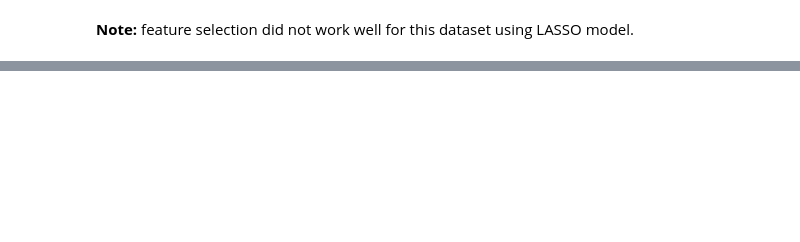
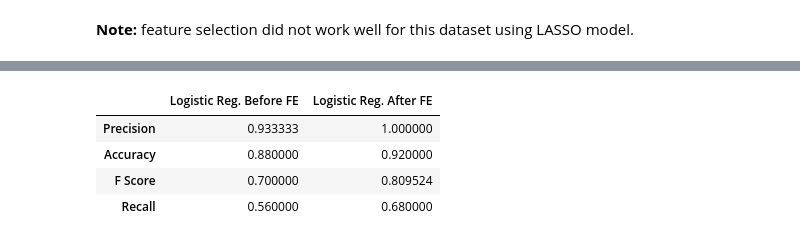
Before and after one commit to Samimust/predictive-maintenance, a Jupyter notebook: Features Engineering and Selection.ipynb, the cells around one changed output, grey strips where cells are left out. Drawn from its saved outputs; the diff is of its cells as text; code cells hidden in the pictures; blank space fills up the shorter version.

Commit message:
added logistic regression

```diff
--- a/Features Engineering and Selection.ipynb
+++ b/Features Engineering and Selection.ipynb
@@ -736,0 +772,22 @@ feature selection did not work well for this dataset using LASSO model.
+# %%
+def do_binary_classification(model, clfr, Xtrain, ytrain, Xtest, ytest):
+    clfr.fit(Xtrain, ytrain)
+    ypred = clfr.predict(Xtest)
+    df_metrics = get_bincalass_metrics(model, ytest, ypred)
+    return df_metrics, ypred
+# %%
+# try logistic regression
+
+clf = linear_model.LogisticRegression(C=1.0, solver='lbfgs', random_state=123, n_jobs=-1)
+# %%
+# use original features -- before feature engineering
+
+df_logreg_bfe, y_pred = do_binary_classification('Logistic Reg. Before FE', clf, df_train_fin[features_bfe], y_train_bnc, df_test_fin[features_bfe], y_test_bnc)
+
+print('Confusion Matrix:')
+print(confusion_matrix(y_test_bnc, y_pred))
+
+print('\nClassification Report:')
+print(classification_report(y_test_bnc, y_pred))
+
+df_logreg_bfe
@@ -736,0 +811,12 @@ feature selection did not work well for this dataset using LASSO model.
+# %%
+# use original features + new features after feature engineering
+
+df_logreg_afe, y_pred = do_binary_classification('Logistic Reg. After FE', clf, df_train_fin[features_afe], y_train_bnc, df_test_fin[features_afe], y_test_bnc)
+
+print('Confusion Matrix:')
+print(confusion_matrix(y_test_bnc, y_pred))
+
+print('\nClassification Report:')
+print(classification_report(y_test_bnc, y_pred))
+
+df_logreg_afe
@@ -736,0 +840,9 @@ feature selection did not work well for this dataset using LASSO model.
+# %%
+logreg_metrics = pd.concat([df_logreg_bfe, df_logreg_afe], axis=1)
+logreg_metrics
+# %% [output]
+|  | Logistic Reg. Before FE | Logistic Reg. After FE |
+| Precision | 0.933333 | 1.000000 |
+| Accuracy | 0.880000 | 0.920000 |
+| F Score | 0.700000 | 0.809524 |
+| Recall | 0.560000 | 0.680000 |
```
Also changed, not shown: parts of 22 cells of this notebook.
